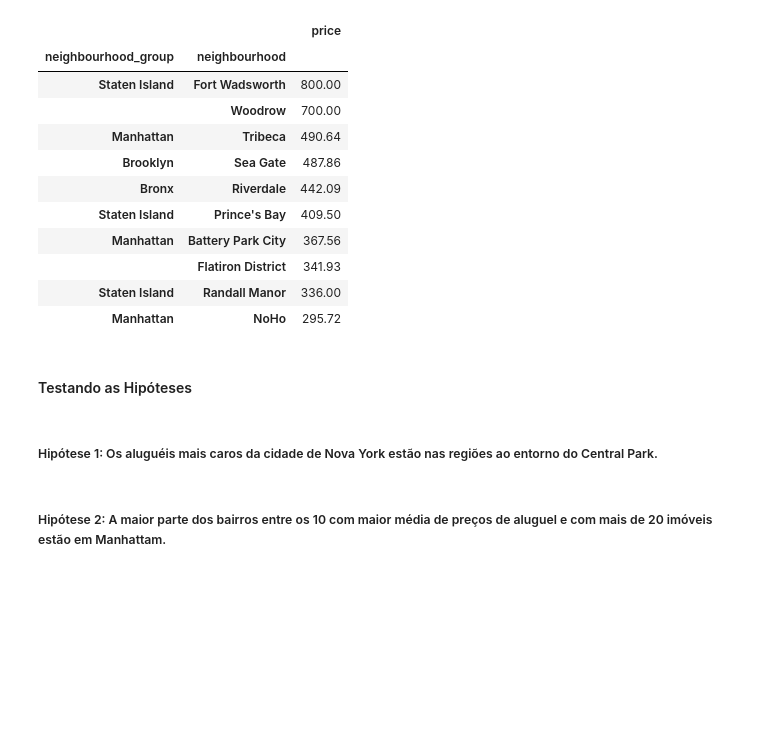
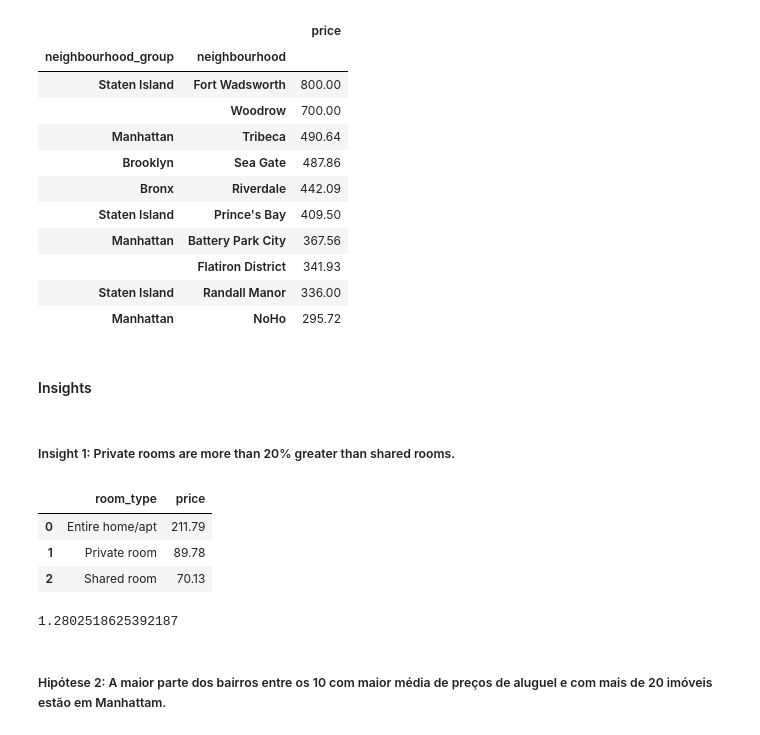
Before and after one commit to m4theus4ndr4de/insights-airbnb-nyc, a Jupyter notebook: airbnb_nyc_insights.ipynb, the cells around one changed output. Saved outputs shown, nothing was run; the diff lists cells and outputs as text; code cells hidden in the pictures; blank space fills up the shorter version.

```diff
--- a/airbnb_nyc_insights.ipynb
+++ b/airbnb_nyc_insights.ipynb
@@ -268,9 +292,23 @@ df[['price', 'neighbourhood_group', 'neighbourhood']].groupby(['neighbourhood_gr
 | Staten Island | Randall Manor | 336.00 |
 | Manhattan | NoHo | 295.72 |
 # %% [markdown]
-#### Testando as Hipóteses
+#### Insights
 # %% [markdown]
-##### Hipótese 1: Os aluguéis mais caros da cidade de Nova York estão nas regiões ao entorno do Central Park.
+##### Insight 1: Private rooms are more than 20% greater than shared rooms.
+# %%
+h1 = df[['room_type', 'price']].groupby('room_type').mean().reset_index(drop=False)
+h1
+# %% [output]
+|  | room_type | price |
+| 0 | Entire home/apt | 211.79 |
+| 1 | Private room | 89.78 |
+| 2 | Shared room | 70.13 |
+# %%
+private_room_avg = h1.query("room_type == 'Private room'").reset_index(drop=True)['price'][0]
+shared_room_avg = h1.query("room_type == 'Shared room'").reset_index(drop=True)['price'][0]
+print(private_room_avg / shared_room_avg)
+# %% [output]
+1.2802518625392187
 # %% [markdown]
 ##### Hipótese 2: A maior parte dos bairros entre os 10 com maior média de preços de aluguel e com mais de 20 imóveis estão em Manhattam.
 # %%
```
Also changed, not shown: parts of 9 cells of this notebook, 2 other files.
